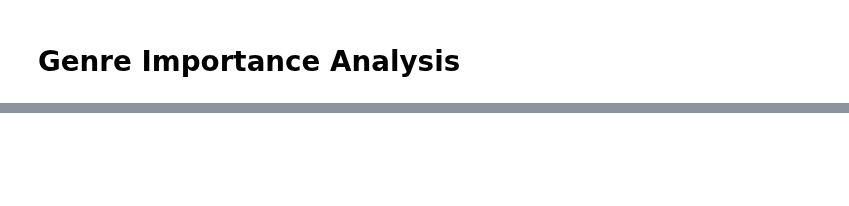
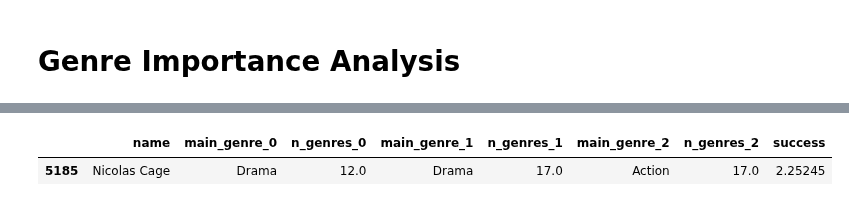
Before and after one commit to epfl-ada/ada-2023-project-cinemada, a Jupyter notebook: Preprocessing/analysis_genre.ipynb, the cells around one changed output, grey strips where cells are left out. Cells and saved outputs as stored; diff of their text form; code cells hidden in the pictures; blank space fills up the shorter version.

```diff
--- a/Preprocessing/analysis_genre.ipynb
+++ b/Preprocessing/analysis_genre.ipynb
@@ -28,0 +21,6 @@ sorted_df.head(3)
+# %%
+# sample of main genre estimation for Early-, Mid- and Late-Career
+df[df["name"] == "Nicolas Cage"]
+# %% [output]
+|  | name | main_genre_0 | n_genres_0 | main_genre_1 | n_genres_1 | main_genre_2 | n_genres_2 | success |
+| 5185 | Nicolas Cage | Drama | 12.0 | Drama | 17.0 | Action | 17.0 | 2.25245 |
```
Also changed, not shown: parts of 16 cells of this notebook.
